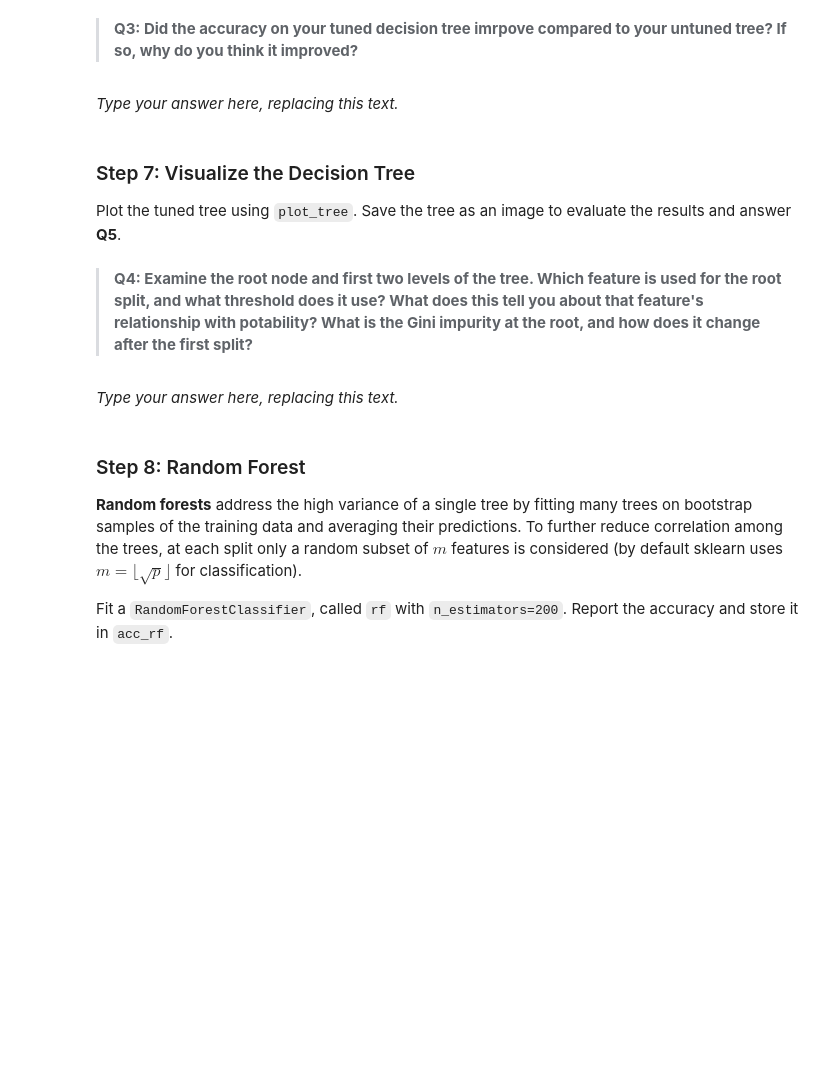
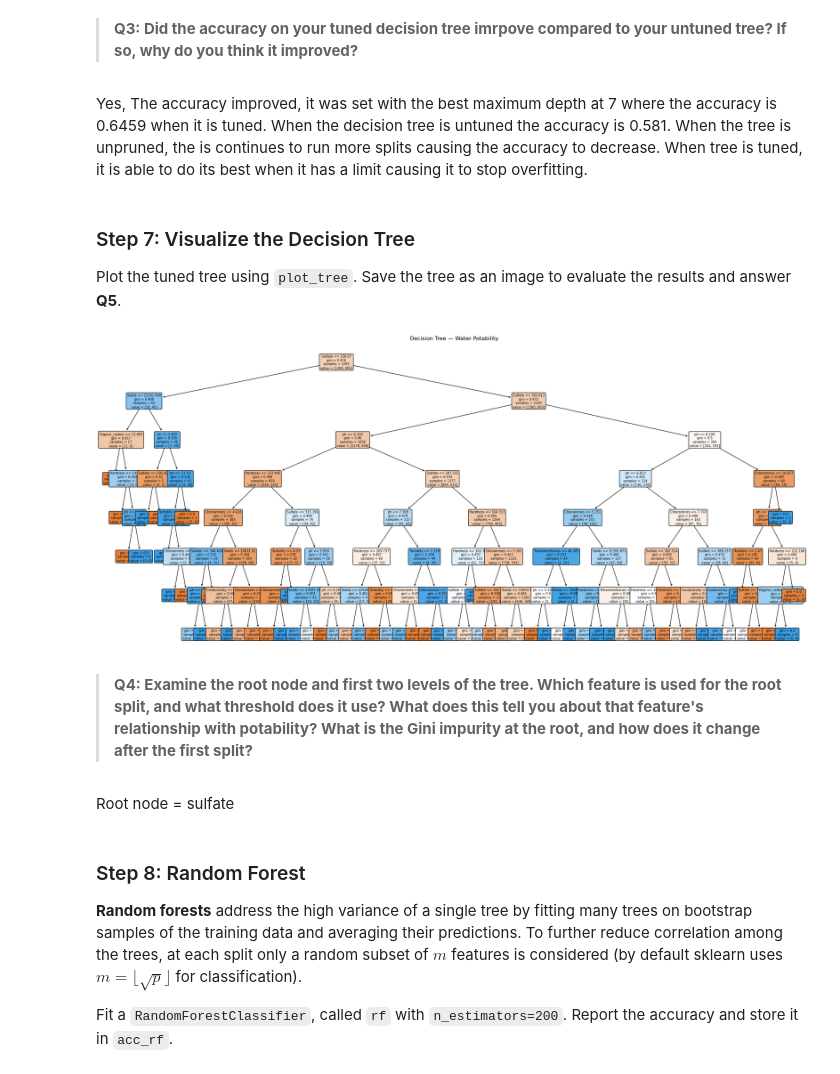
Before and after one commit to marietolteca00/assignment-3, a Jupyter notebook: task2/hw3-task2.ipynb, the cells around one changed output. Saved outputs shown, nothing was run; the diff lists cells and outputs as text; code cells hidden in the pictures; blank space fills up the shorter version.

Commit message:
Continue working o task 2

```diff
--- a/task2/hw3-task2.ipynb
+++ b/task2/hw3-task2.ipynb
@@ -227,7 +232,7 @@ q4 results: All test cases passed!
 
 >**Q3: Did the accuracy on your tuned decision tree imrpove compared to your untuned tree? If so, why do you think it improved?**
 # %% [markdown]
-_Type your answer here, replacing this text._
+Yes, The accuracy improved, it was set with the best maximum depth at 7 where the accuracy is 0.6459 when it is tuned. When the decision tree is untuned the accuracy is 0.581. When the tree is unpruned, the is continues to run more splits causing the accuracy to decrease. When tree is tuned, it is able to do its best when it has a limit causing it to stop overfitting.
 # %% [markdown]
 <!-- END QUESTION -->
 
@@ -236,10 +241,22 @@ _Type your answer here, replacing this text._
 ### Step 7: Visualize the Decision Tree
 
 Plot the tuned tree using `plot_tree`. Save the tree as an image to evaluate the results and answer **Q5**.
+# %%
+plt.figure(figsize=(22, 10))
+
+
+plot_tree(dt_opt, feature_names=features,
+          filled=True, rounded=True, fontsize=7)
+
+plt.title('Decision Tree — Water Potability')
+plt.tight_layout()
+plt.show()
+# %% [output]
+[figure, added]
 # %% [markdown]
 > **Q4: Examine the root node and first two levels of the tree. Which feature is used for the root split, and what threshold does it use? What does this tell you about that feature's relationship with potability? What is the Gini impurity at the root, and how does it change after the first split?**
 # %% [markdown]
-_Type your answer here, replacing this text._
+Root node = sulfate
 # %% [markdown]
 <!-- END QUESTION -->
 
```
Also changed, not shown: parts of 1 cell of this notebook.
